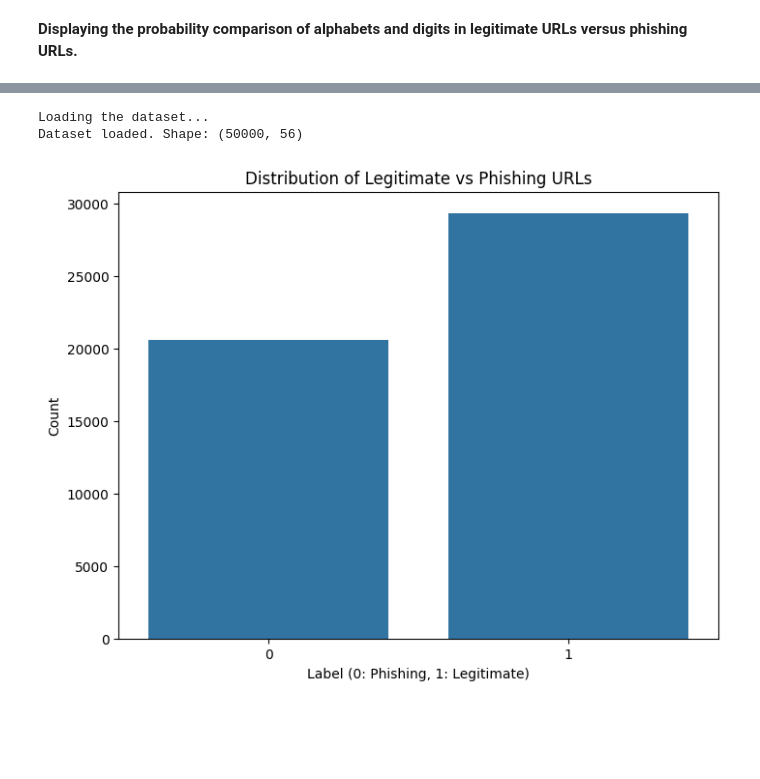
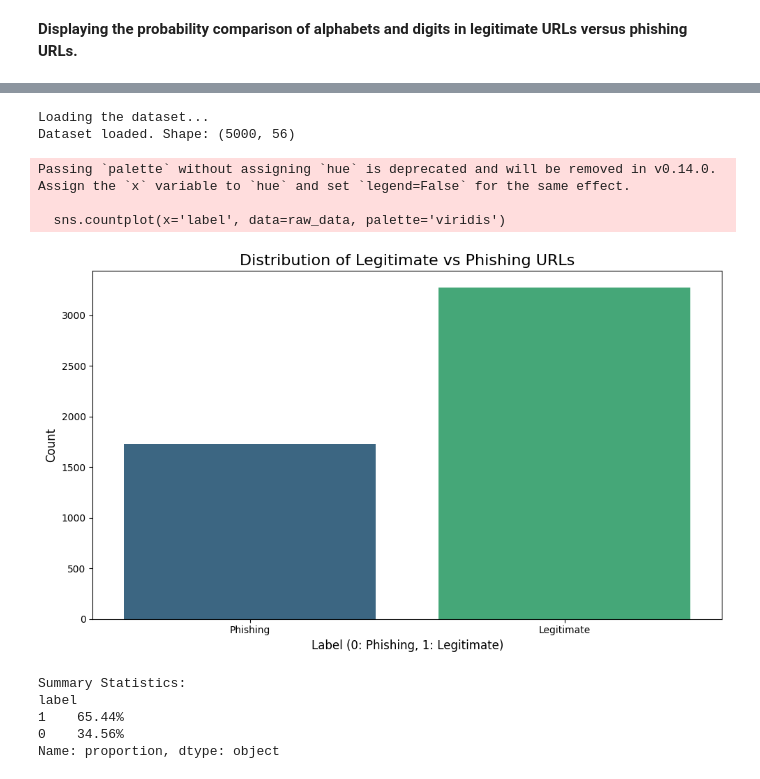
Before and after one commit to sushilsaindane/saindane_sushil_finaltermproj, a Jupyter notebook: saindane_sushil_finaltermproj.ipynb, the cells around one changed output, grey strips where cells are left out. Saved outputs shown, nothing was run; the diff lists cells and outputs as text; code cells hidden in the pictures; blank space fills up the shorter version.

```diff
--- a/saindane_sushil_finaltermproj.ipynb
+++ b/saindane_sushil_finaltermproj.ipynb
@@ -42,8 +42,7 @@ from sklearn.feature_extraction import FeatureHasher
 
 # Load the dataset
 print("Loading the dataset...")
-file_path = r"F:\SEM 3\CS634_DataMining\Final_Project\PhiUSIIL_Phishing_URL_Dataset.csv"
-raw_data = pd.read_csv(file_path, nrows=50000)  # Load  50,000 rows
+raw_data = pd.read_csv('saindane_sushil_finaltermproj.csv', nrows=5000)
 print("Dataset loaded. Shape:", raw_data.shape)
 
 # Display basic information about the dataset
@@ -754,22 +742,45 @@ plt.show()
 # %%
 import pandas as pd
 import matplotlib.pyplot as plt
 import seaborn as sns
 
 # Load the dataset
 print("Loading the dataset...")
-file_path = r"F:\SEM 3\CS634_DataMining\Final_Project\PhiUSIIL_Phishing_URL_Dataset.csv"
-raw_data = pd.read_csv(file_path, nrows=50000)  # Load 50,000 rows
-print("Dataset loaded. Shape:", raw_data.shape)
+try:
+    raw_data = pd.read_csv('saindane_sushil_finaltermproj.csv', nrows=5000)  # Load 5000 rows
+    print("Dataset loaded. Shape:", raw_data.shape)
+except FileNotFoundError:
+    print("Error: CSV file not found. Make sure it's in the same directory as the script.")
+    exit(1)
+except pd.errors.EmptyDataError:
+    print("Error: The CSV file is empty.")
+    exit(1)
+except pd.errors.ParserError:
+    print("Error: Unable to parse the CSV file. Check if it's a valid CSV.")
+    exit(1)
 
 # Visualize distribution of target variable
-plt.figure(figsize=(8, 6))
-sns.countplot(x='label', data=raw_data)
-plt.title('Distribution of Legitimate vs Phishing URLs')
-plt.xlabel('Label (0: Phishing, 1: Legitimate)')
-plt.ylabel('Count')
+plt.figure(figsize=(10, 6))
+sns.countplot(x='label', data=raw_data, palette='viridis')
+plt.title('Distribution of Legitimate vs Phishing URLs', fontsize=16)
+plt.xlabel('Label (0: Phishing, 1: Legitimate)', fontsize=12)
+plt.ylabel('Count', fontsize=12)
+plt.xticks([0, 1], ['Phishing', 'Legitimate'])
+plt.tight_layout()
 plt.show()
+
+# Print summary statistics
+print("\nSummary Statistics:")
+print(raw_data['label'].value_counts(normalize=True).mul(100).round(2).astype(str) + '%')
 # %% [output]
 Loading the dataset...
-Dataset loaded. Shape: (50000, 56)
+Dataset loaded. Shape: (5000, 56)
+Passing `palette` without assigning `hue` is deprecated and will be removed in v0.14.0. Assign the `x` variable to `hue` and set `legend=False` for the same effect.
+
+  sns.countplot(x='label', data=raw_data, palette='viridis')
-[figure, old version]
+[figure, new version]
+Summary Statistics:
+label
+1    65.44%
+0    34.56%
+Name: proportion, dtype: object
```
Also changed, not shown: parts of 6 cells of this notebook, 3 other files.
